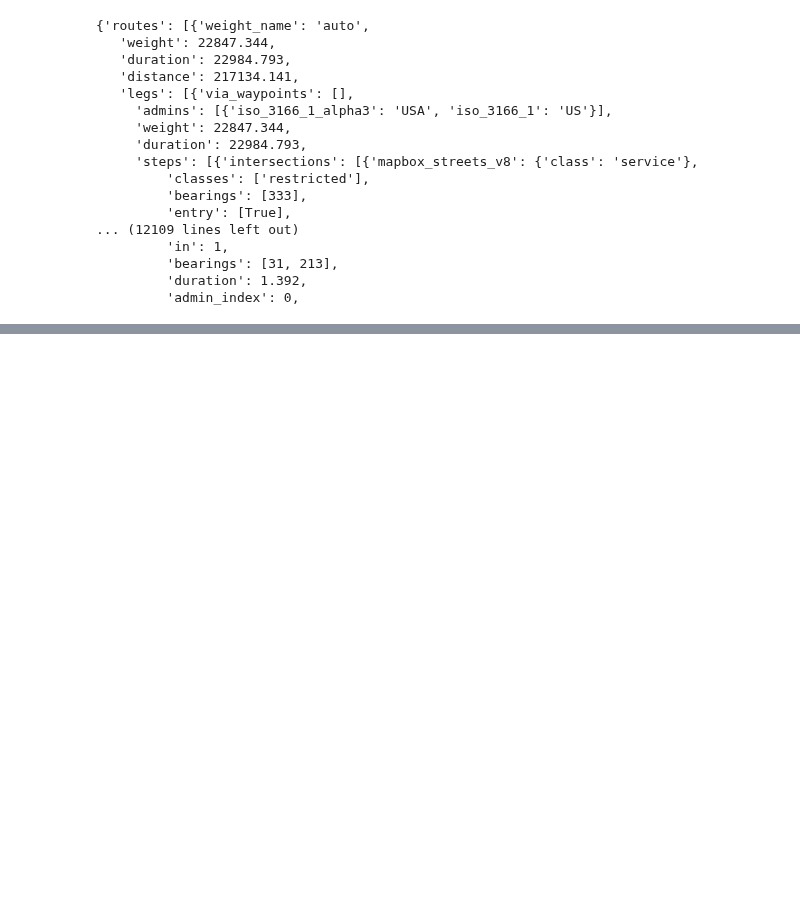
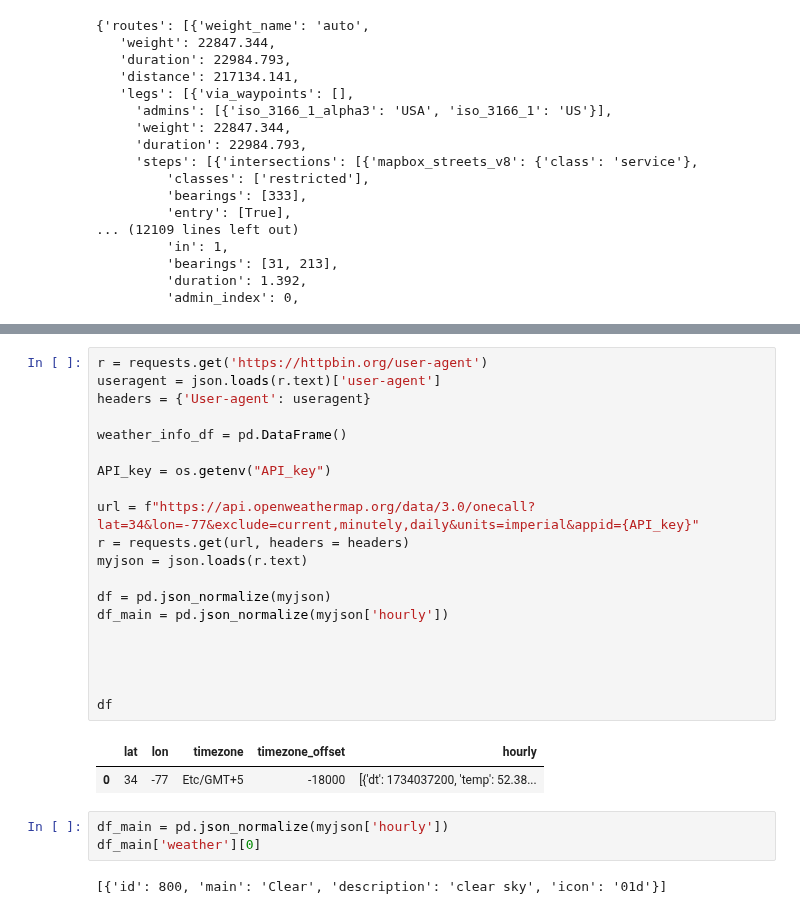
Before and after one commit to shroffr01/PersonalProject, a Jupyter notebook: new_test.ipynb, the cells around one changed output, grey strips where cells are left out. Saved outputs shown, nothing was run; the diff lists cells and outputs as text; blank space fills up the shorter version.

```diff
--- a/new_test.ipynb
+++ b/new_test.ipynb
@@ -657,0 +746,28 @@ data
+# %%
+r = requests.get('https://httpbin.org/user-agent')
+useragent = json.loads(r.text)['user-agent']
+headers = {'User-agent': useragent}
+
+weather_info_df = pd.DataFrame()
+
+API_key = os.getenv("API_key")
+
+url = f"https://api.openweathermap.org/data/3.0/onecall?lat=34&lon=-77&exclude=current,minutely,daily&units=imperial&appid={API_key}"
+r = requests.get(url, headers = headers)
+myjson = json.loads(r.text)
+
+df = pd.json_normalize(myjson)
+df_main = pd.json_normalize(myjson['hourly'])
+
+
+
+
+df
+# %% [output]
+|  | lat | lon | timezone | timezone_offset | hourly |
+| 0 | 34 | -77 | Etc/GMT+5 | -18000 | [{'dt': 1734037200, 'temp': 52.38... |
+# %%
+df_main = pd.json_normalize(myjson['hourly'])
+df_main['weather'][0]
+# %% [output]
+[{'id': 800, 'main': 'Clear', 'description': 'clear sky', 'icon': '01d'}]
```
Also changed, not shown: parts of 1 cell of this notebook, 5 other files.
